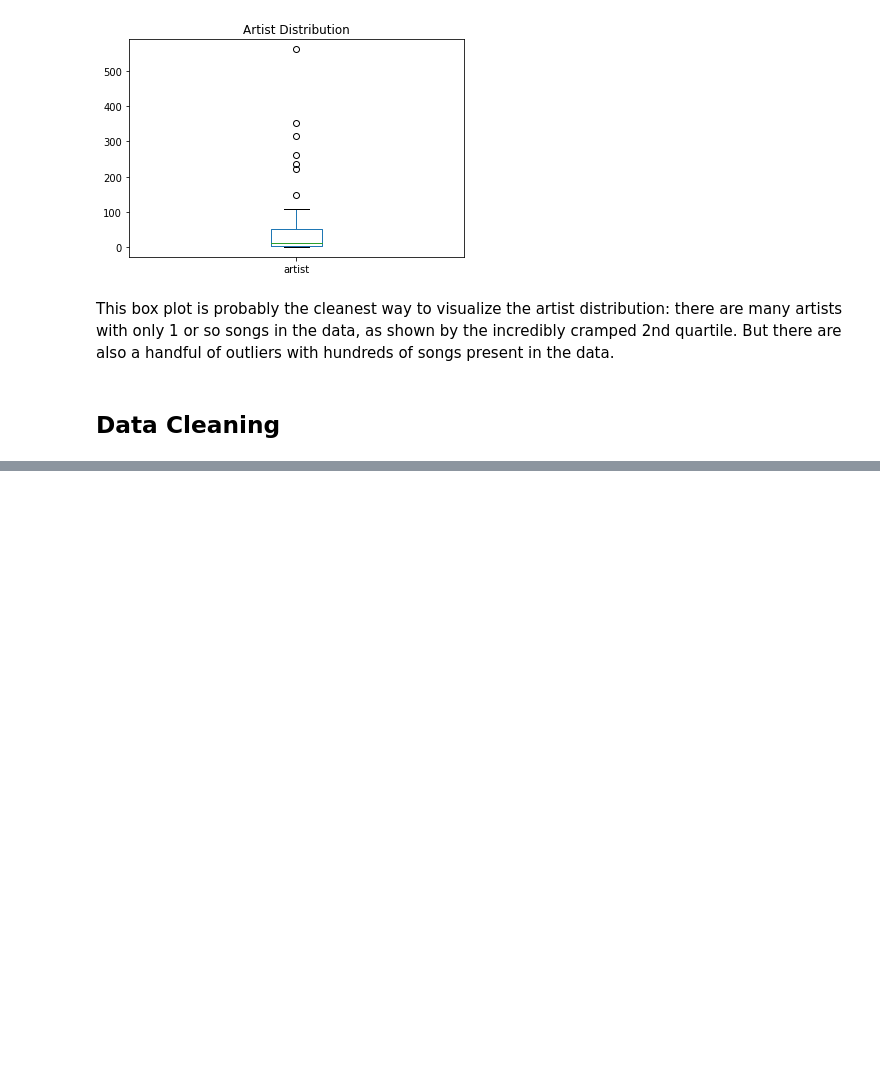
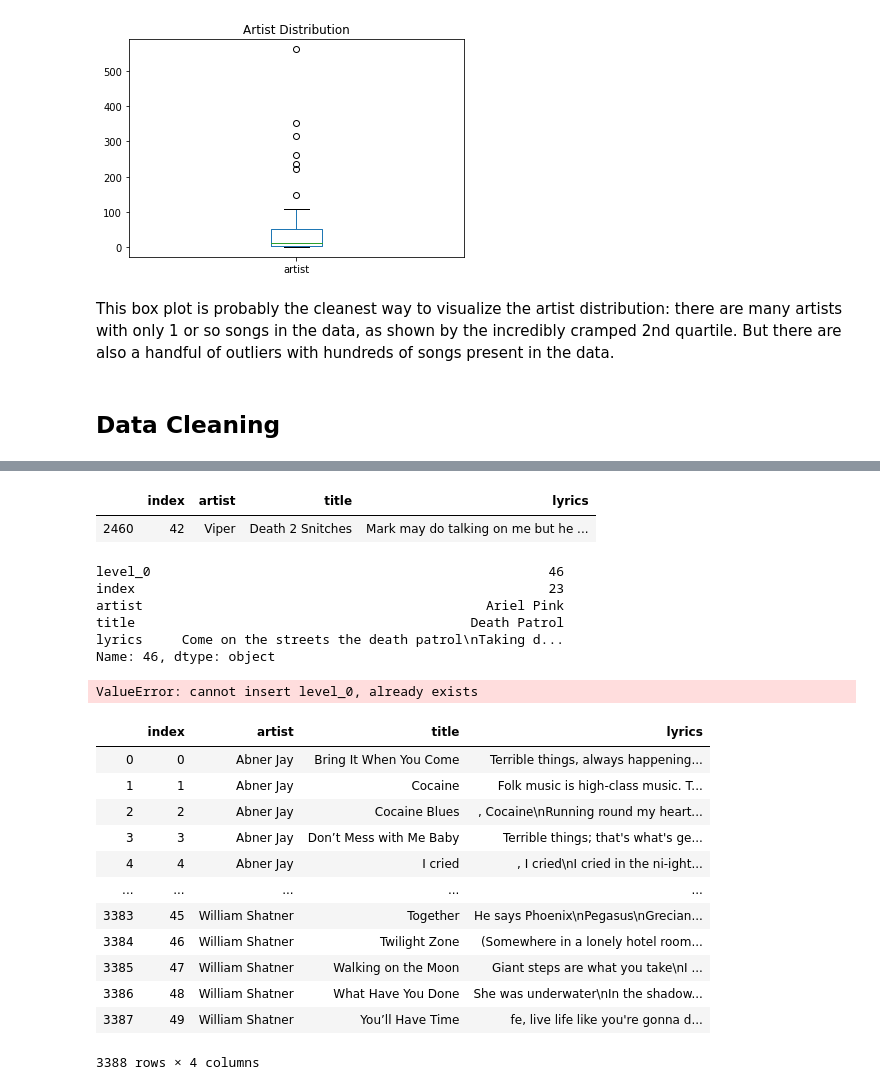
Before and after one commit to Data-Science-for-Linguists-2022/Outsider-Music-Linguistic-Analysis, a Jupyter notebook: scripts_&_analysis/3_data_cleaning_and_exploration.ipynb, the cells around one changed output, grey strips where cells are left out. Saved outputs shown, nothing was run; the diff lists cells and outputs as text; code cells hidden in the pictures; blank space fills up the shorter version.

```diff
--- a/scripts_&_analysis/3_data_cleaning_and_exploration.ipynb
+++ b/scripts_&_analysis/3_data_cleaning_and_exploration.ipynb
@@ -112,0 +171,35 @@ As I move forward with data cleaning, I will need to first take care of the "*So
+# %%
+test
+# %% [output]
+|  | index | artist | title | lyrics |
+| 2460 | 42 | Viper | Death 2 Snitches | Mark may do talking on me but he ... |
+# %%
+lyricsdf.loc[46]
+# %% [output]
+level_0                                                   46
+index                                                     23
+artist                                            Ariel Pink
+title                                           Death Patrol
+lyrics     Come on the streets the death patrol\nTaking d...
+Name: 46, dtype: object
+# %%
+lyricsdf = lyricsdf.reset_index()
+lyricsdf = lyricsdf[[artist, title, lyrics]]
+# %% [output]
+ValueError: cannot insert level_0, already exists
+# %%
+lyricsdf = l
+# %% [output]
+|  | index | artist | title | lyrics |
+| 0 | 0 | Abner Jay | Bring It When You Come | Terrible things, always happening... |
+| 1 | 1 | Abner Jay | Cocaine | Folk music is high-class music. T... |
+| 2 | 2 | Abner Jay | Cocaine Blues | , Cocaine\nRunning round my heart... |
+| 3 | 3 | Abner Jay | Don’t Mess with Me Baby | Terrible things; that's what's ge... |
+| 4 | 4 | Abner Jay | I cried | , I cried\nI cried in the ni-ight... |
+| ... | ... | ... | ... | ... |
+| 3383 | 45 | William Shatner | Together | He says Phoenix\nPegasus\nGrecian... |
+| 3384 | 46 | William Shatner | Twilight Zone | (Somewhere in a lonely hotel room... |
+| 3385 | 47 | William Shatner | Walking on the Moon | Giant steps are what you take\nI ... |
+| 3386 | 48 | William Shatner | What Have You Done | She was underwater\nIn the shadow... |
+| 3387 | 49 | William Shatner | You’ll Have Time | fe, live life like you're gonna d... |
+3388 rows × 4 columns
```
Also changed, not shown: parts of 17 cells of this notebook.
